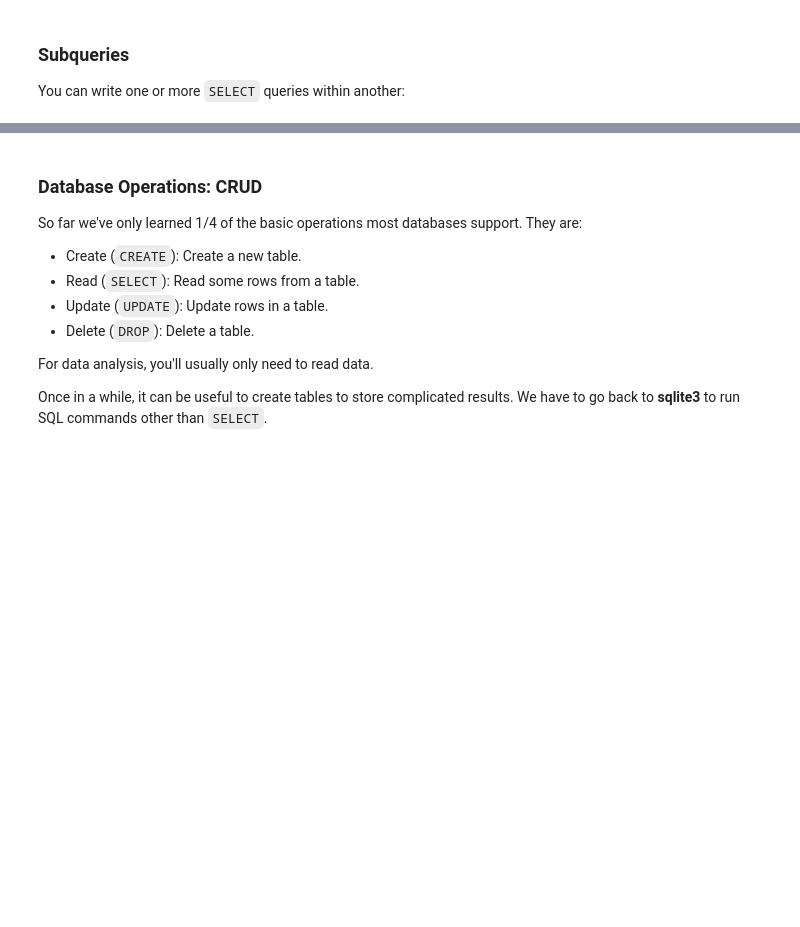
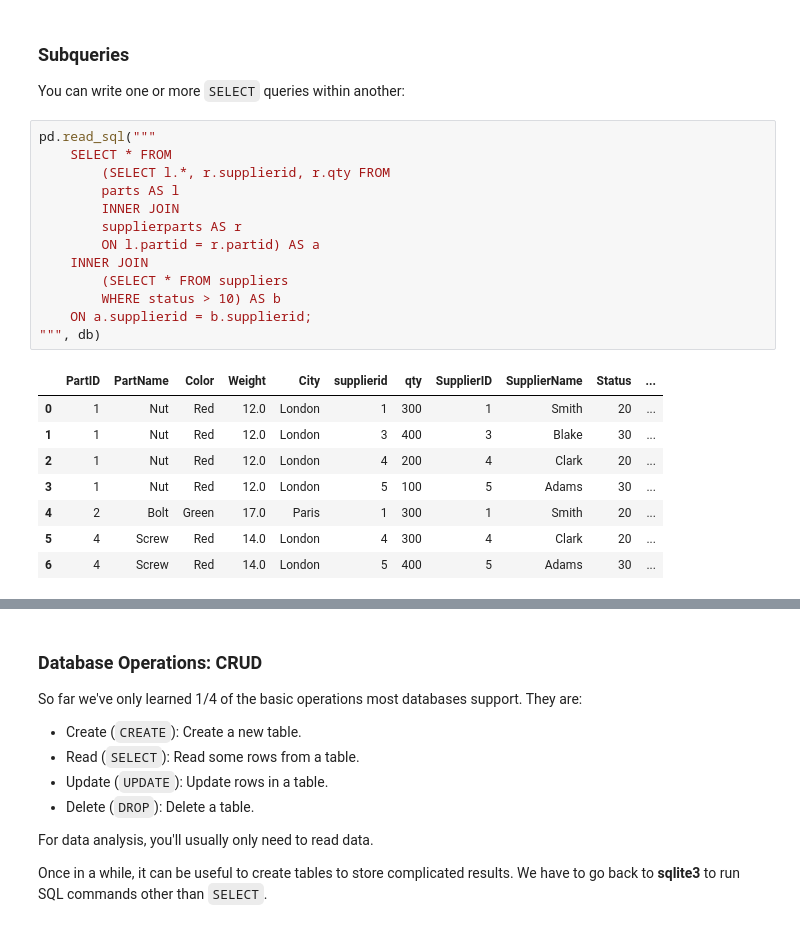
Before and after one commit to 2019-winter-ucdavis-sta141b/notes, a Jupyter notebook: lecture/02.26/notes.ipynb, the cells around one changed output, grey strips where cells are left out. Saved outputs shown, nothing was run; the diff lists cells and outputs as text; blank space fills up the shorter version.

```diff
--- a/lecture/02.26/notes.ipynb
+++ b/lecture/02.26/notes.ipynb
@@ -67,3 +201,25 @@ Other DBMSes sometimes support two more kinds of joins:
 ### Subqueries
 
 You can write one or more `SELECT` queries within another:
+# %%
+pd.read_sql("""
+    SELECT * FROM
+        (SELECT l.*, r.supplierid, r.qty FROM
+        parts AS l
+        INNER JOIN
+        supplierparts AS r
+        ON l.partid = r.partid) AS a
+    INNER JOIN
+        (SELECT * FROM suppliers
+        WHERE status > 10) AS b
+    ON a.supplierid = b.supplierid;
+""", db)
+# %% [output]
+|  | PartID | PartName | Color | Weight | City | supplierid | qty | SupplierID | SupplierName | Status | ... |
+| 0 | 1 | Nut | Red | 12.0 | London | 1 | 300 | 1 | Smith | 20 | ... |
+| 1 | 1 | Nut | Red | 12.0 | London | 3 | 400 | 3 | Blake | 30 | ... |
+| 2 | 1 | Nut | Red | 12.0 | London | 4 | 200 | 4 | Clark | 20 | ... |
+| 3 | 1 | Nut | Red | 12.0 | London | 5 | 100 | 5 | Adams | 30 | ... |
+| 4 | 2 | Bolt | Green | 17.0 | Paris | 1 | 300 | 1 | Smith | 20 | ... |
+| 5 | 4 | Screw | Red | 14.0 | London | 4 | 300 | 4 | Clark | 20 | ... |
+| 6 | 4 | Screw | Red | 14.0 | London | 5 | 400 | 5 | Adams | 30 | ... |
```
Also changed, not shown: parts of 26 cells of this notebook.
